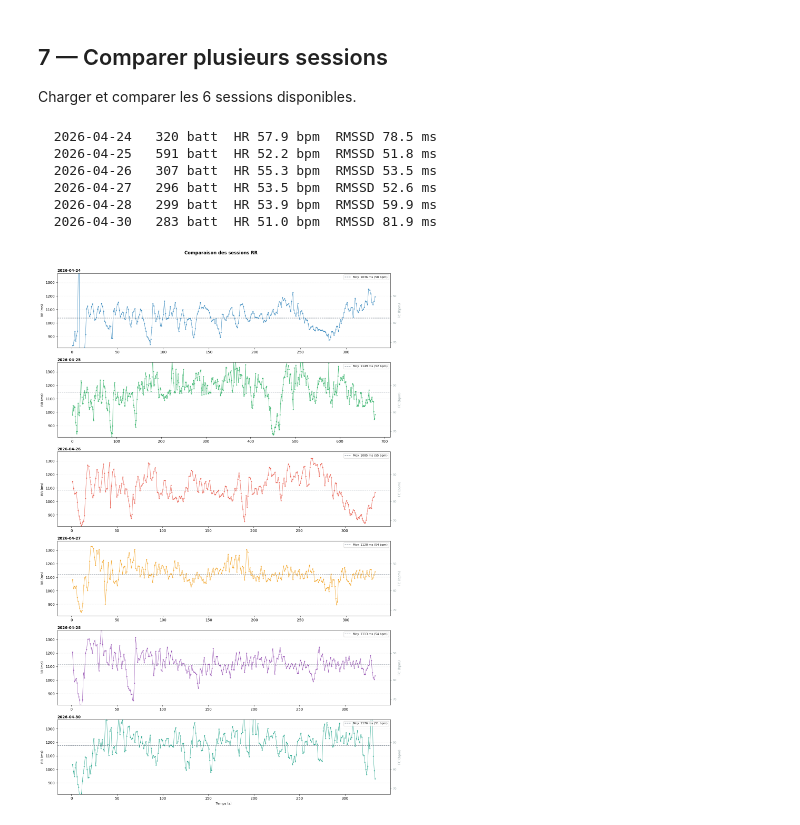
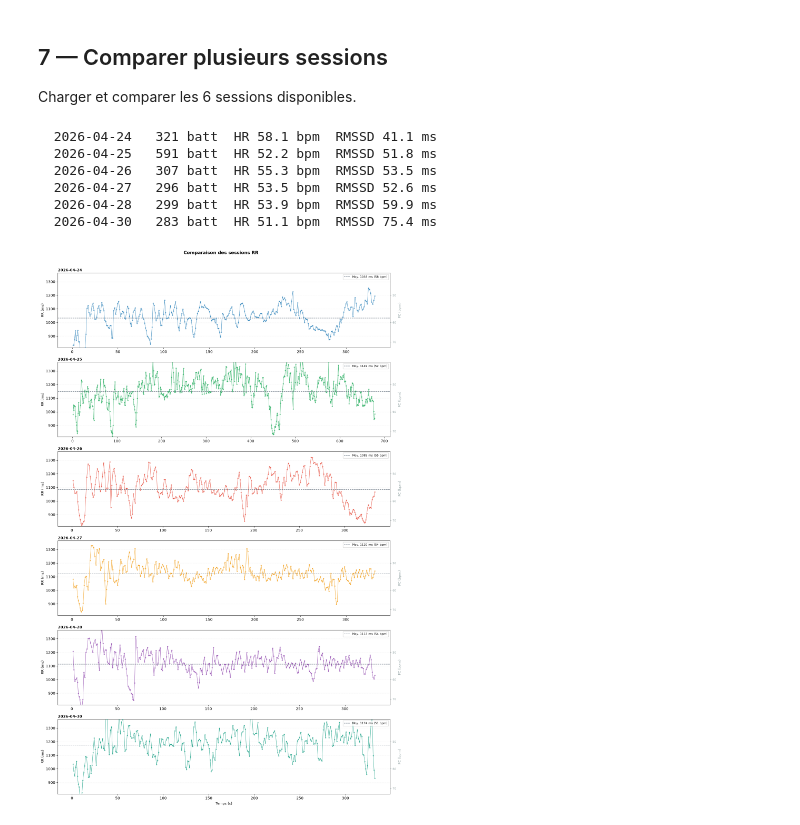
Before and after one commit to JulienMilon-DevSecOps/cardiolab, a Jupyter notebook: notebooks/01_signal_rr.ipynb, the cells around one changed output. Drawn from its saved outputs; the diff is of its cells as text; code cells hidden in the pictures.

```diff
--- a/notebooks/01_signal_rr.ipynb
+++ b/notebooks/01_signal_rr.ipynb
@@ -180,25 +197,25 @@ Charger et comparer les 6 sessions disponibles.
 # %%
 from cardiolab.visualization.rr_plots import plot_rr_comparison
 
 rr_list = []
 labels = []
 for f in files:
     raw_data = parse_rr_file(f)
-    rr_s = RRSeries(raw_data["rr_intervals"]).remove_outliers()
+    rr_s, _ = RRSeries(raw_data["rr_intervals"]).correct_artifacts()
     rr_list.append(rr_s)
     labels.append(f.stem[:10])  # garder la date uniquement
     print(
         f"  {f.stem[:10]}  {len(rr_s.intervals):4d} batt  "
         f"HR {rr_s.mean_hr:.1f} bpm  RMSSD {rmssd(rr_s):.1f} ms"
     )
 
 fig = plot_rr_comparison(rr_list, labels=labels, title="Comparaison des sessions RR")
 plt.show()
 # %% [output]
-  2026-04-24   320 batt  HR 57.9 bpm  RMSSD 78.5 ms
+  2026-04-24   321 batt  HR 58.1 bpm  RMSSD 41.1 ms
   2026-04-25   591 batt  HR 52.2 bpm  RMSSD 51.8 ms
   2026-04-26   307 batt  HR 55.3 bpm  RMSSD 53.5 ms
   2026-04-27   296 batt  HR 53.5 bpm  RMSSD 52.6 ms
   2026-04-28   299 batt  HR 53.9 bpm  RMSSD 59.9 ms
-  2026-04-30   283 batt  HR 51.0 bpm  RMSSD 81.9 ms
+  2026-04-30   283 batt  HR 51.1 bpm  RMSSD 75.4 ms
-[figure, old version]
+[figure, new version]
```
Also changed, not shown: parts of 5 cells of this notebook, 2 other files.
